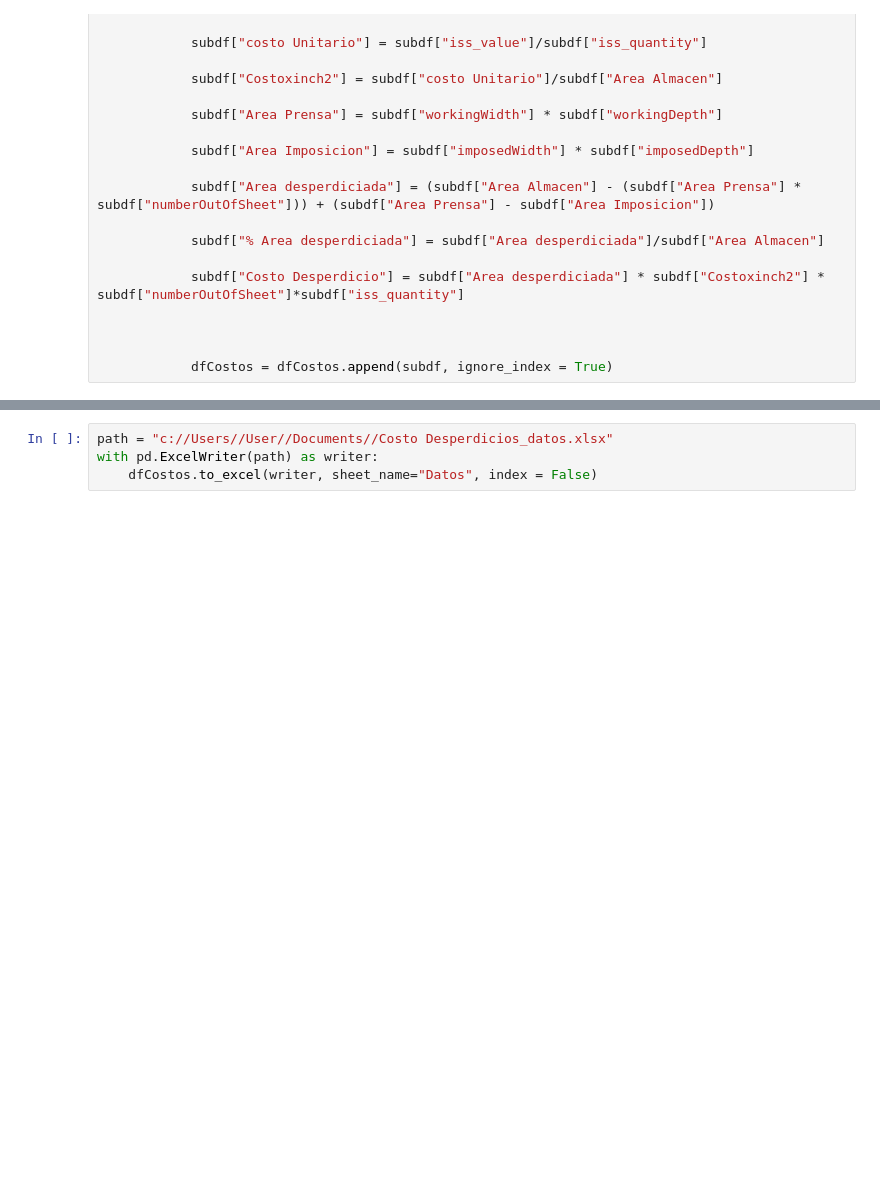
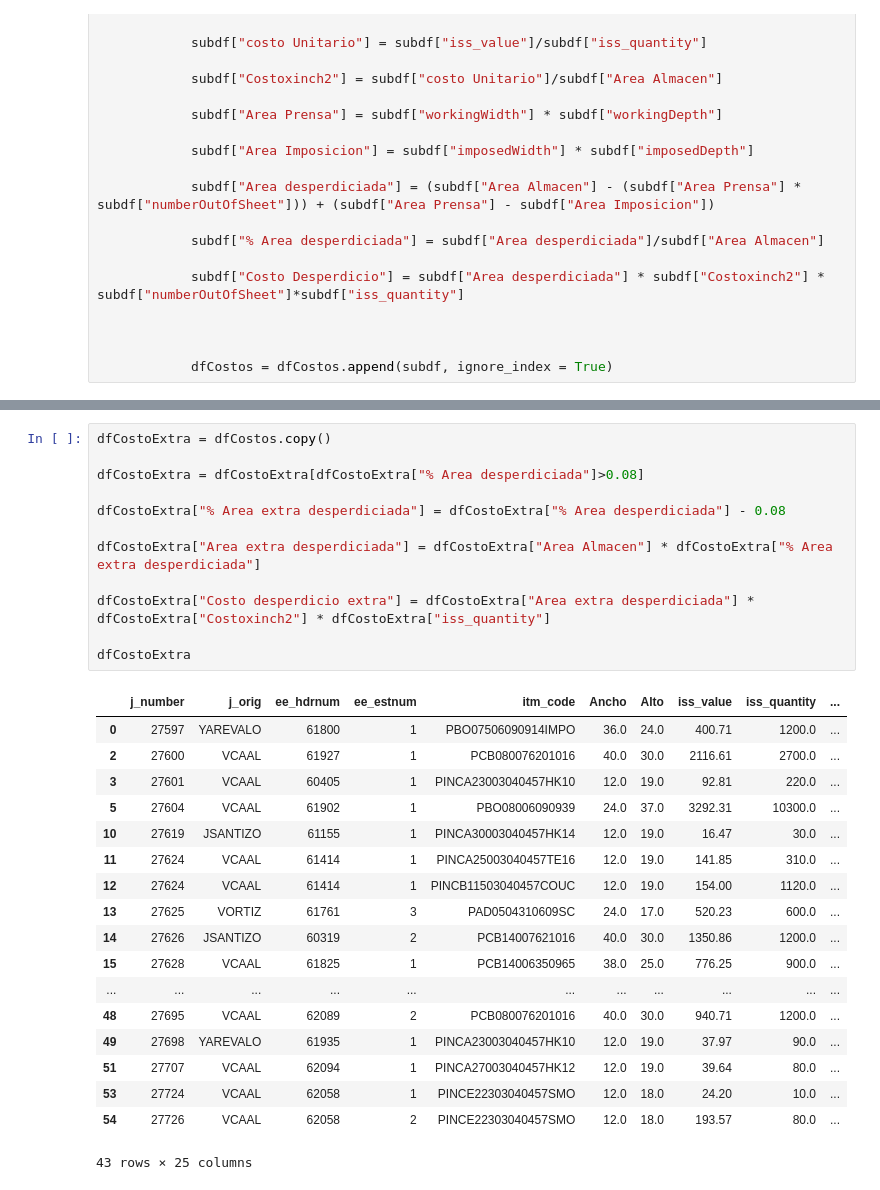
Before and after one commit to Costosmaya/scripts_varios, a Jupyter notebook: notebook_transformacion_desp..ipynb, the cells around one changed output, grey strips where cells are left out. Drawn from its saved outputs; the diff is of its cells as text; blank space fills up the shorter version.

Commit message:
[add]: costo_desperdicios.py, notebook, ref color

```diff
--- a/notebook_transformacion_desp..ipynb
+++ b/notebook_transformacion_desp..ipynb
@@ -134,4 +147,31 @@ dfCostos
-# %%
-path = "c://Users//User//Documents//Costo Desperdicios_datos.xlsx"
-with pd.ExcelWriter(path) as writer:
-    dfCostos.to_excel(writer, sheet_name="Datos", index = False)
+# %%
+dfCostoExtra = dfCostos.copy()
+
+dfCostoExtra = dfCostoExtra[dfCostoExtra["% Area desperdiciada"]>0.08]
+
+dfCostoExtra["% Area extra desperdiciada"] = dfCostoExtra["% Area desperdiciada"] - 0.08
+
+dfCostoExtra["Area extra desperdiciada"] = dfCostoExtra["Area Almacen"] * dfCostoExtra["% Area extra desperdiciada"]
+
+dfCostoExtra["Costo desperdicio extra"] = dfCostoExtra["Area extra desperdiciada"] * dfCostoExtra["Costoxinch2"] * dfCostoExtra["iss_quantity"]
+
+dfCostoExtra
+# %% [output]
+|  | j_number | j_orig | ee_hdrnum | ee_estnum | itm_code | Ancho | Alto | iss_value | iss_quantity | ... |
+| 0 | 27597 | YAREVALO | 61800 | 1 | PBO07506090914IMPO | 36.0 | 24.0 | 400.71 | 1200.0 | ... |
+| 2 | 27600 | VCAAL | 61927 | 1 | PCB080076201016 | 40.0 | 30.0 | 2116.61 | 2700.0 | ... |
+| 3 | 27601 | VCAAL | 60405 | 1 | PINCA23003040457HK10 | 12.0 | 19.0 | 92.81 | 220.0 | ... |
+| 5 | 27604 | VCAAL | 61902 | 1 | PBO08006090939 | 24.0 | 37.0 | 3292.31 | 10300.0 | ... |
+| 10 | 27619 | JSANTIZO | 61155 | 1 | PINCA30003040457HK14 | 12.0 | 19.0 | 16.47 | 30.0 | ... |
+| 11 | 27624 | VCAAL | 61414 | 1 | PINCA25003040457TE16 | 12.0 | 19.0 | 141.85 | 310.0 | ... |
+| 12 | 27624 | VCAAL | 61414 | 1 | PINCB11503040457COUC | 12.0 | 19.0 | 154.00 | 1120.0 | ... |
+| 13 | 27625 | VORTIZ | 61761 | 3 | PAD0504310609SC | 24.0 | 17.0 | 520.23 | 600.0 | ... |
+| 14 | 27626 | JSANTIZO | 60319 | 2 | PCB14007621016 | 40.0 | 30.0 | 1350.86 | 1200.0 | ... |
+| 15 | 27628 | VCAAL | 61825 | 1 | PCB14006350965 | 38.0 | 25.0 | 776.25 | 900.0 | ... |
+| ... | ... | ... | ... | ... | ... | ... | ... | ... | ... | ... |
+| 48 | 27695 | VCAAL | 62089 | 2 | PCB080076201016 | 40.0 | 30.0 | 940.71 | 1200.0 | ... |
+| 49 | 27698 | YAREVALO | 61935 | 1 | PINCA23003040457HK10 | 12.0 | 19.0 | 37.97 | 90.0 | ... |
+| 51 | 27707 | VCAAL | 62094 | 1 | PINCA27003040457HK12 | 12.0 | 19.0 | 39.64 | 80.0 | ... |
+| 53 | 27724 | VCAAL | 62058 | 1 | PINCE22303040457SMO | 12.0 | 18.0 | 24.20 | 10.0 | ... |
+| 54 | 27726 | VCAAL | 62058 | 2 | PINCE22303040457SMO | 12.0 | 18.0 | 193.57 | 80.0 | ... |
+43 rows × 25 columns
```
Also changed, not shown: parts of 4 cells of this notebook, 4 other files.
